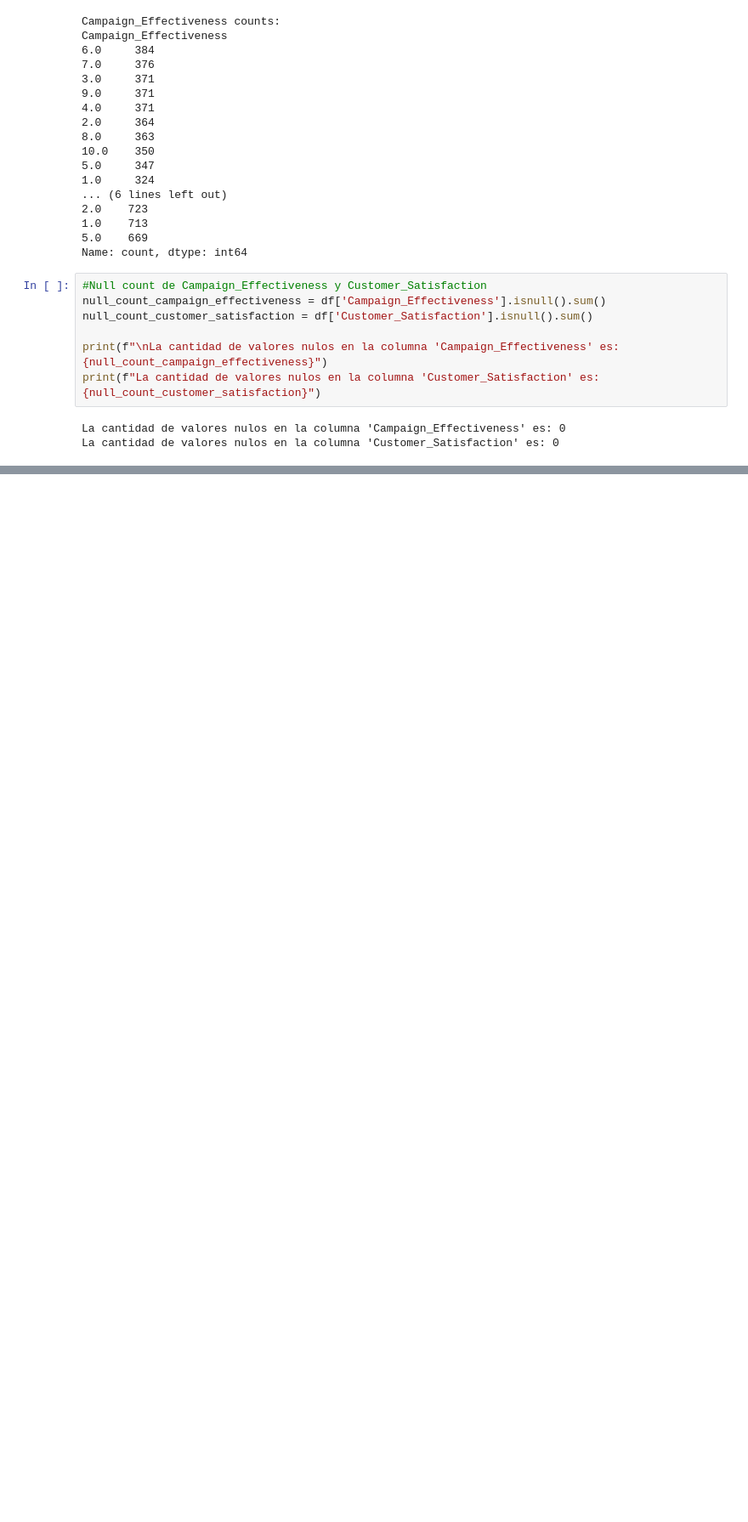
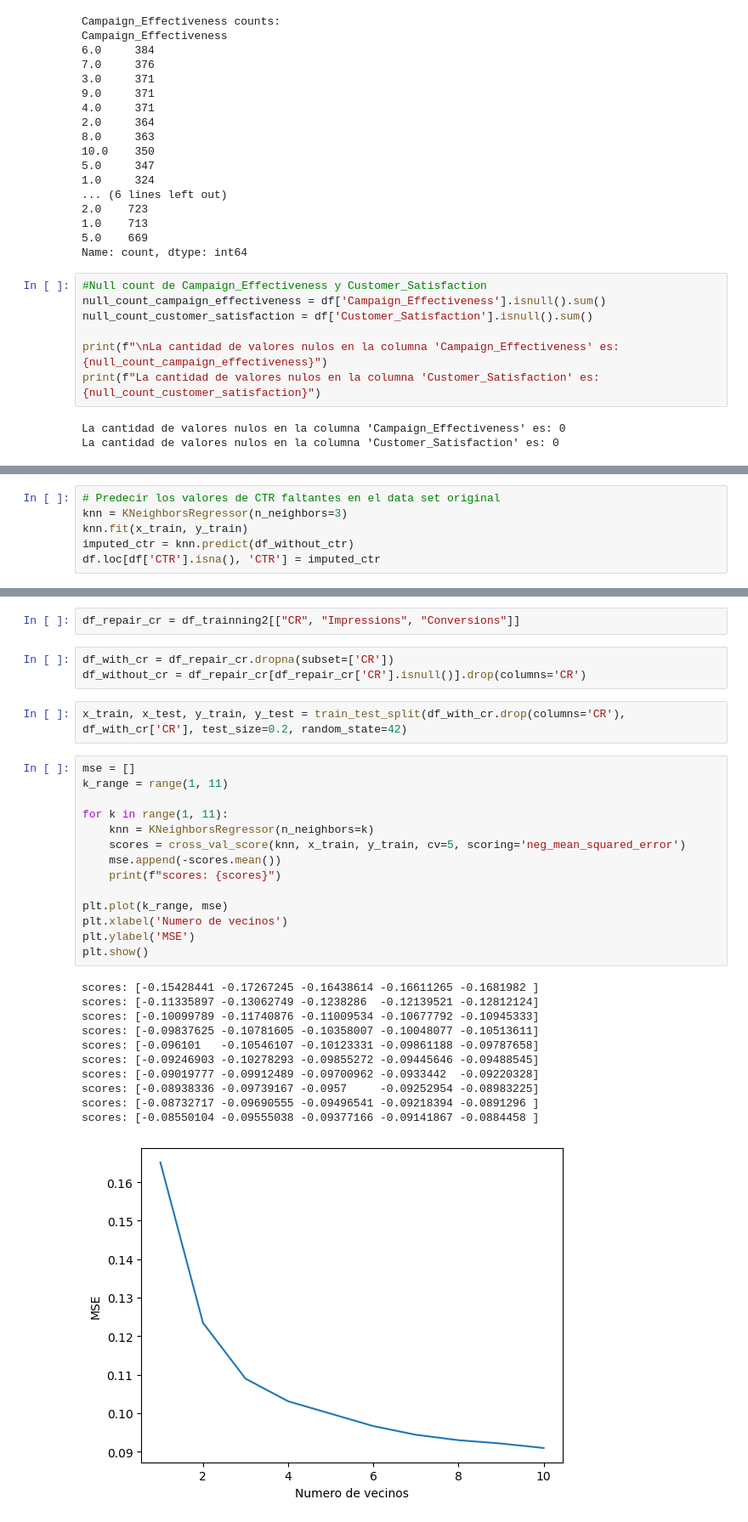
Before and after one commit to Germandcont/Data_Analysis_Project, a Jupyter notebook: Notebooks/Notebook.ipynb, the cells around one changed output, grey strips where cells are left out. Shown at 85% size. Cells and saved outputs as stored; diff of their text form; blank space fills up the shorter version.

```diff
--- a/Notebooks/Notebook.ipynb
+++ b/Notebooks/Notebook.ipynb
@@ -626,0 +552,6 @@ El mejor valor de k es: 1
+# %%
+# Predecir los valores de CTR faltantes en el data set original
+knn = KNeighborsRegressor(n_neighbors=3)
+knn.fit(x_train, y_train)
+imputed_ctr = knn.predict(df_without_ctr)
+df.loc[df['CTR'].isna(), 'CTR'] = imputed_ctr
@@ -626,0 +560,33 @@ El mejor valor de k es: 1
+# %%
+df_repair_cr = df_trainning2[["CR", "Impressions", "Conversions"]]
+# %%
+df_with_cr = df_repair_cr.dropna(subset=['CR'])
+df_without_cr = df_repair_cr[df_repair_cr['CR'].isnull()].drop(columns='CR')
+# %%
+x_train, x_test, y_train, y_test = train_test_split(df_with_cr.drop(columns='CR'), df_with_cr['CR'], test_size=0.2, random_state=42)
+# %%
+mse = []
+k_range = range(1, 11)
+
+for k in range(1, 11):
+    knn = KNeighborsRegressor(n_neighbors=k)
+    scores = cross_val_score(knn, x_train, y_train, cv=5, scoring='neg_mean_squared_error')
+    mse.append(-scores.mean())
+    print(f"scores: {scores}")
+
+plt.plot(k_range, mse)
+plt.xlabel('Numero de vecinos')
+plt.ylabel('MSE')
+plt.show()
+# %% [output]
+scores: [-0.15428441 -0.17267245 -0.16438614 -0.16611265 -0.1681982 ]
+scores: [-0.11335897 -0.13062749 -0.1238286  -0.12139521 -0.12812124]
+scores: [-0.10099789 -0.11740876 -0.11009534 -0.10677792 -0.10945333]
+scores: [-0.09837625 -0.10781605 -0.10358007 -0.10048077 -0.10513611]
+scores: [-0.096101   -0.10546107 -0.10123331 -0.09861188 -0.09787658]
+scores: [-0.09246903 -0.10278293 -0.09855272 -0.09445646 -0.09488545]
+scores: [-0.09019777 -0.09912489 -0.09700962 -0.0933442  -0.09220328]
+scores: [-0.08938336 -0.09739167 -0.0957     -0.09252954 -0.08983225]
+scores: [-0.08732717 -0.09690555 -0.09496541 -0.09218394 -0.0891296 ]
+scores: [-0.08550104 -0.09555038 -0.09377166 -0.09141867 -0.0884458 ]
+[figure, added]
```
Also changed, not shown: parts of 41 cells of this notebook.
